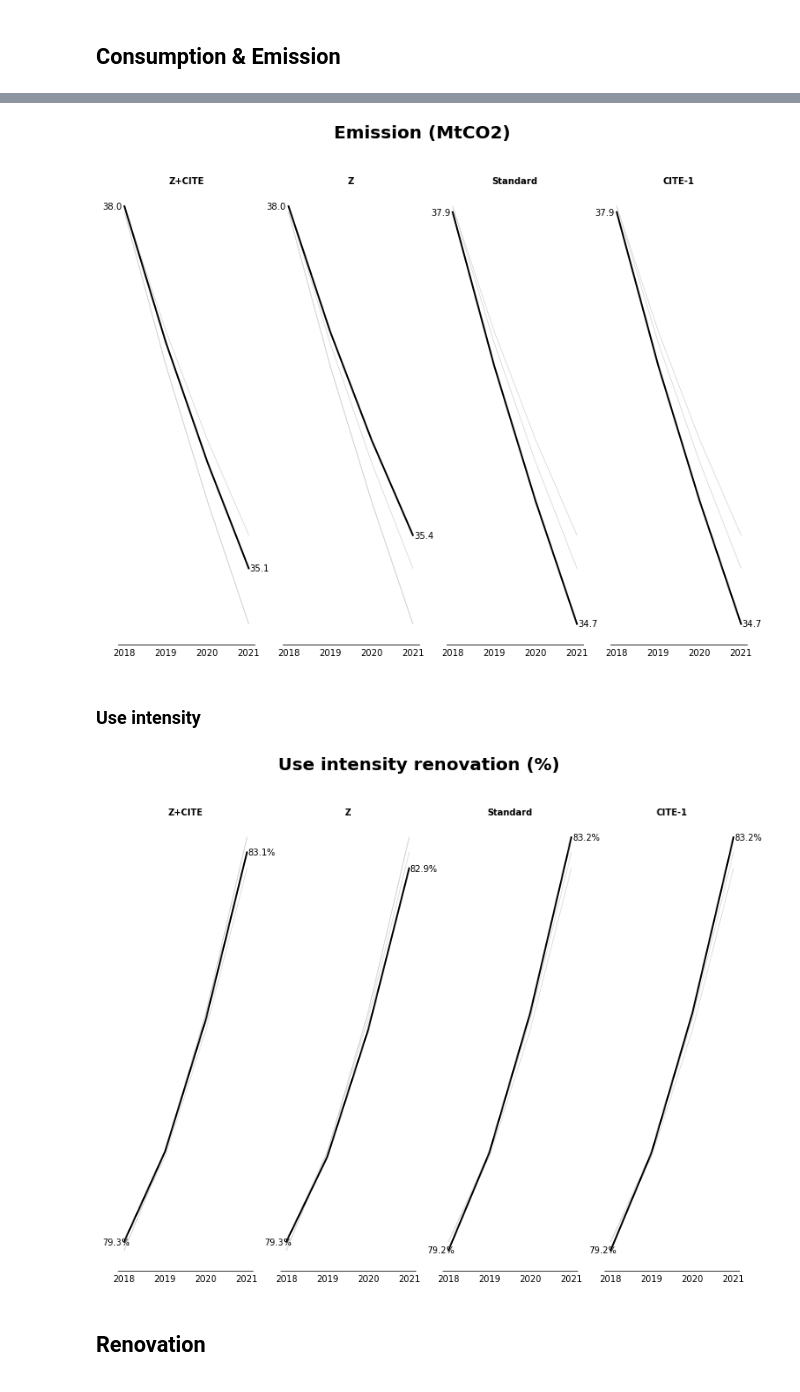
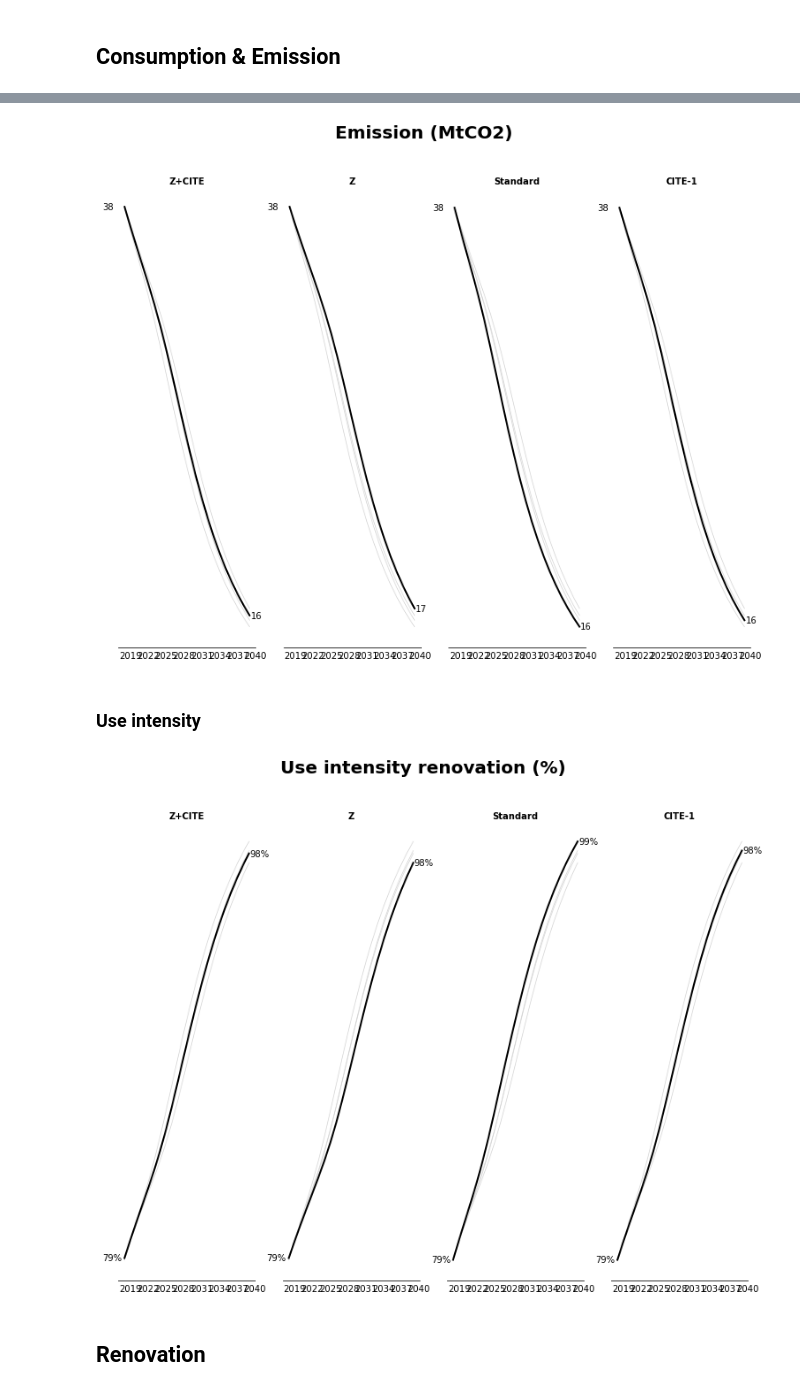
Before and after one commit to CIRED/Res-IRF, a Jupyter notebook: project/assessment_policies.ipynb, the cells around one changed output, grey strips where cells are left out. Drawn from its saved outputs; the diff is of its cells as text; code cells hidden in the pictures.

```diff
--- a/project/assessment_policies.ipynb
+++ b/project/assessment_policies.ipynb
@@ -102,7 +102,7 @@ import numpy as np
 # %% [markdown]
 ## User need to enter folder's name:
 # %%
-name_folder = '20210706_131611'
+name_folder = '20210708_180310'
 # %%
 folder_output = os.path.join(os.getcwd(), 'project', 'output', name_folder)
 scenarios = [f for f in os.listdir(folder_output) if f != 'log.txt']
@@ -141,13 +155,13 @@ economic_subplots(summaries['Consumption conventional (kWh)'].T, 'Consumption co
 # %%
-economic_subplots(summaries['Emission (gCO2)'].T, 'Emission (MtCO2)', format_val=lambda x: '{:.1f}'.format(x / 10**12), n_columns=4)
+economic_subplots(summaries['Emission (gCO2)'].T, 'Emission (MtCO2)', format_val=lambda x: '{:.0f}'.format(x / 10**12), n_columns=4)
 # %% [output]
-[figure, old version]
+[figure, new version]
 # %% [markdown]
 ### Use intensity
 # %%
-economic_subplots(summaries['Use intensity renovation (%)'].T, 'Use intensity renovation (%)', format_val=lambda x: '{:.1%}'.format(x), n_columns=4)
+economic_subplots(summaries['Use intensity renovation (%)'].T, 'Use intensity renovation (%)', format_val=lambda x: '{:.0%}'.format(x), n_columns=4)
 # %% [output]
-[figure, old version]
+[figure, new version]
 # %% [markdown]
 ## Renovation
 # %% [markdown]
```
Also changed, not shown: parts of 32 cells of this notebook, 18 other files.
